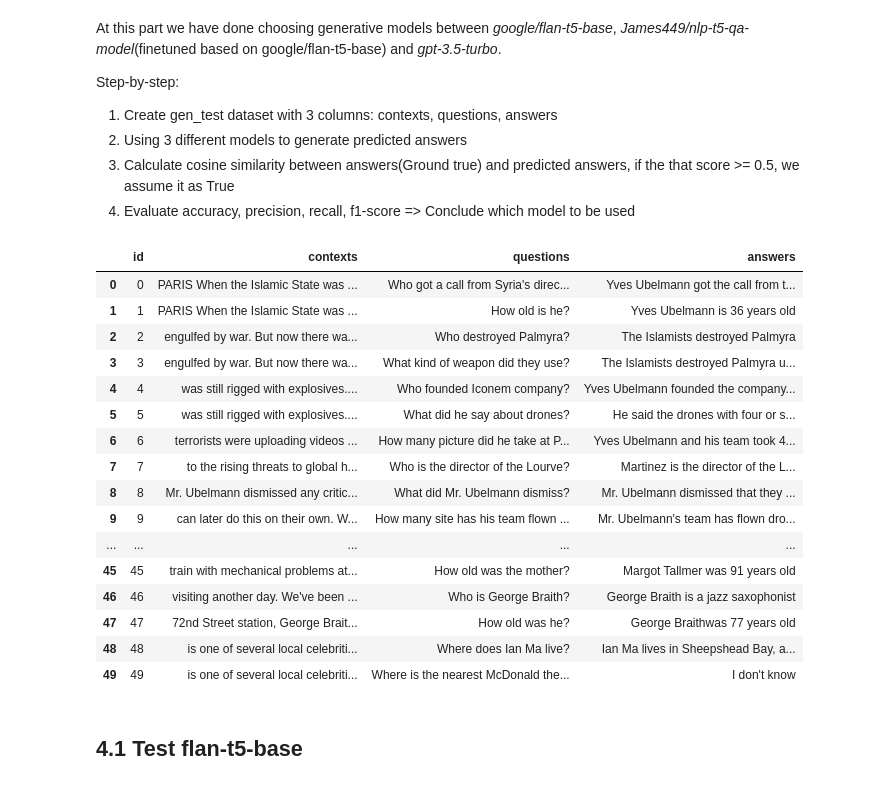
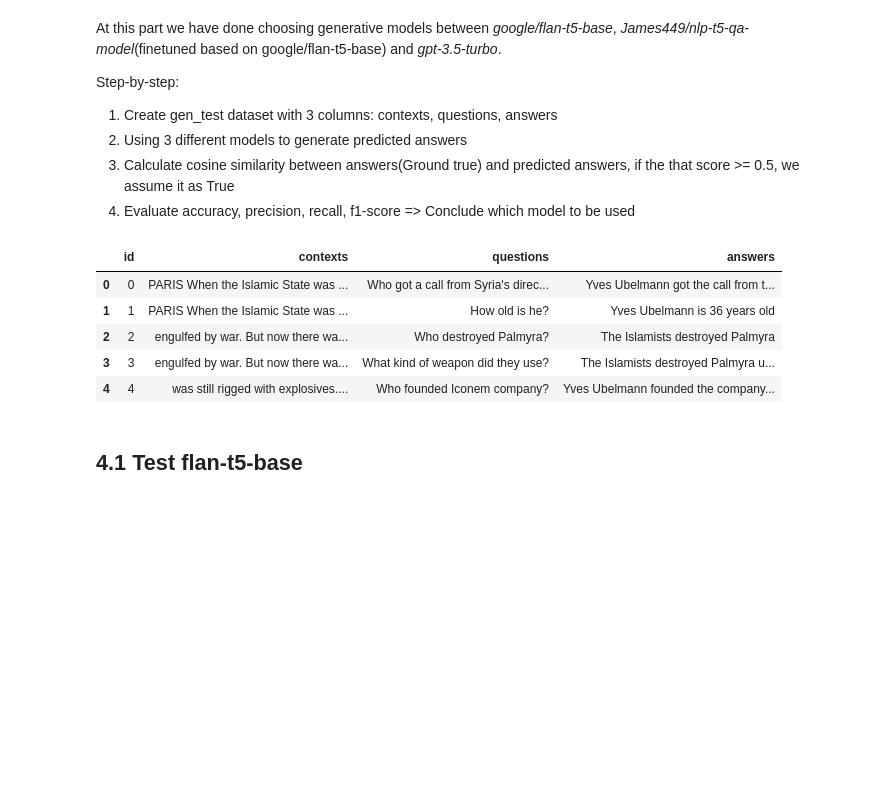
Before and after one commit to robinviltoriano/NLP_Assignment_2, a Jupyter notebook: final.ipynb, the cells around one changed output. Cells and saved outputs as stored; diff of their text form; code cells hidden in the pictures; blank space fills up the shorter version.

```diff
--- a/final.ipynb
+++ b/final.ipynb
@@ -895,25 +861,14 @@ def get_conversation_chain(retriever: Callable, model_name: str = "gpt-3.5-turbo
     return conversation_chain
 # %%
 df = pd.read_csv('gen_test.csv')
-df
+df.head()
 # %% [output]
 |  | id | contexts | questions | answers |
 | 0 | 0 | PARIS When the Islamic State was ... | Who got a call from Syria's direc... | Yves Ubelmann got the call from t... |
 | 1 | 1 | PARIS When the Islamic State was ... | How old is he? | Yves Ubelmann is 36 years old |
 | 2 | 2 | engulfed by war. But now there wa... | Who destroyed Palmyra? | The Islamists destroyed Palmyra |
 | 3 | 3 | engulfed by war. But now there wa... | What kind of weapon did they use? | The Islamists destroyed Palmyra u... |
 | 4 | 4 | was still rigged with explosives.... | Who founded Iconem company? | Yves Ubelmann founded the company... |
-| 5 | 5 | was still rigged with explosives.... | What did he say about drones? | He said the drones with four or s... |
-| 6 | 6 | terrorists were uploading videos ... | How many picture did he take at P... | Yves Ubelmann and his team took 4... |
-| 7 | 7 | to the rising threats to global h... | Who is the director of the Lourve? | Martinez is the director of the L... |
-| 8 | 8 | Mr. Ubelmann dismissed any critic... | What did Mr. Ubelmann dismiss? | Mr. Ubelmann dismissed that they ... |
-| 9 | 9 | can later do this on their own. W... | How many site has his team flown ... | Mr. Ubelmann's team has flown dro... |
-| ... | ... | ... | ... | ... |
-| 45 | 45 | train with mechanical problems at... | How old was the mother? | Margot Tallmer was 91 years old |
-| 46 | 46 | visiting another day. We've been ... | Who is George Braith? | George Braith is a jazz saxophonist |
-| 47 | 47 | 72nd Street station, George Brait... | How old was he? | George Braithwas 77 years old |
-| 48 | 48 | is one of several local celebriti... | Where does Ian Ma live? | Ian Ma lives in Sheepshead Bay, a... |
-| 49 | 49 | is one of several local celebriti... | Where is the nearest McDonald the... | I don't know |
 # %%
 # This function will extract context based on the question, which is isolated from previous parts. This will allow developing simultaneously.
 def get_context(query):
```
Also changed, not shown: parts of 17 cells of this notebook, 3 other files.
